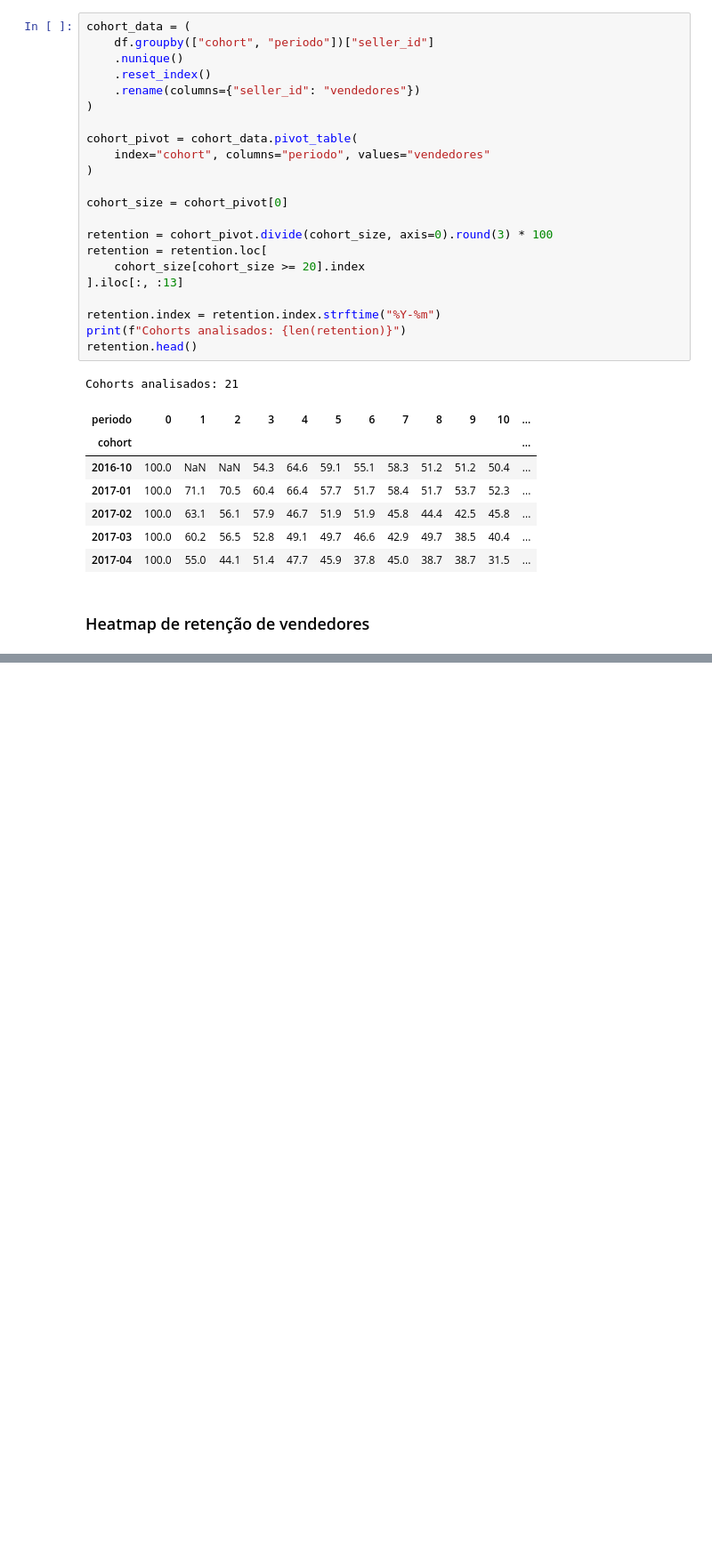
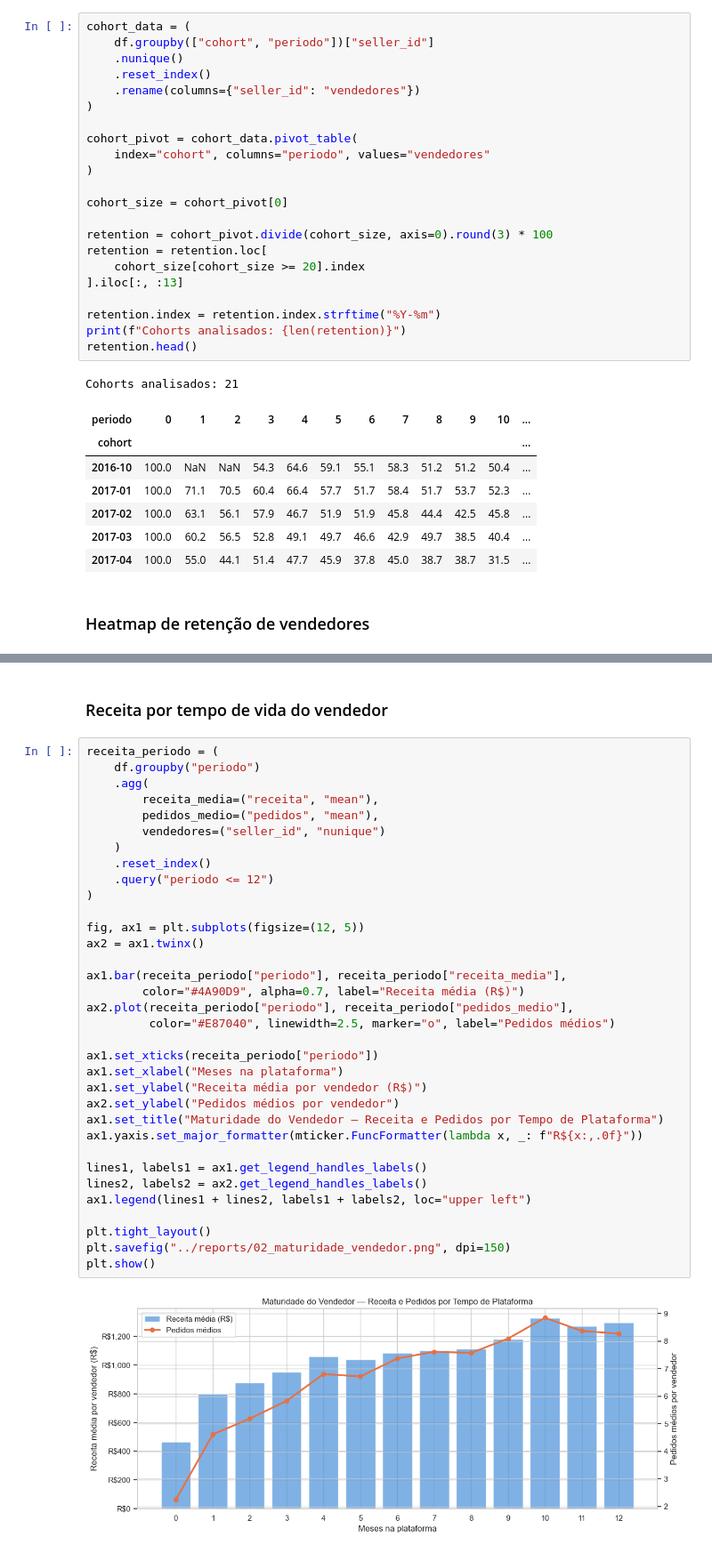
Before and after one commit to vpereiranunes/ifood-delivery-analytics, a Jupyter notebook: notebooks/02_cohort_retention.ipynb, the cells around one changed output, grey strips where cells are left out. Shown at 89% size. Cells and saved outputs as stored; diff of their text form; blank space fills up the shorter version.

```diff
--- a/notebooks/02_cohort_retention.ipynb
+++ b/notebooks/02_cohort_retention.ipynb
@@ -94,0 +160,38 @@ Cohorts analisados: 21
+# %% [markdown]
+### Receita por tempo de vida do vendedor
+# %%
+receita_periodo = (
+    df.groupby("periodo")
+    .agg(
+        receita_media=("receita", "mean"),
+        pedidos_medio=("pedidos", "mean"),
+        vendedores=("seller_id", "nunique")
+    )
+    .reset_index()
+    .query("periodo <= 12")
+)
+
+fig, ax1 = plt.subplots(figsize=(12, 5))
+ax2 = ax1.twinx()
+
+ax1.bar(receita_periodo["periodo"], receita_periodo["receita_media"],
+        color="#4A90D9", alpha=0.7, label="Receita média (R$)")
+ax2.plot(receita_periodo["periodo"], receita_periodo["pedidos_medio"],
+         color="#E87040", linewidth=2.5, marker="o", label="Pedidos médios")
+
+ax1.set_xticks(receita_periodo["periodo"])
+ax1.set_xlabel("Meses na plataforma")
+ax1.set_ylabel("Receita média por vendedor (R$)")
+ax2.set_ylabel("Pedidos médios por vendedor")
+ax1.set_title("Maturidade do Vendedor — Receita e Pedidos por Tempo de Plataforma")
+ax1.yaxis.set_major_formatter(mticker.FuncFormatter(lambda x, _: f"R${x:,.0f}"))
+
+lines1, labels1 = ax1.get_legend_handles_labels()
+lines2, labels2 = ax2.get_legend_handles_labels()
+ax1.legend(lines1 + lines2, labels1 + labels2, loc="upper left")
+
+plt.tight_layout()
+plt.savefig("../reports/02_maturidade_vendedor.png", dpi=150)
+plt.show()
+# %% [output]
+[figure, added]
```
Also changed, not shown: parts of 6 cells of this notebook.
